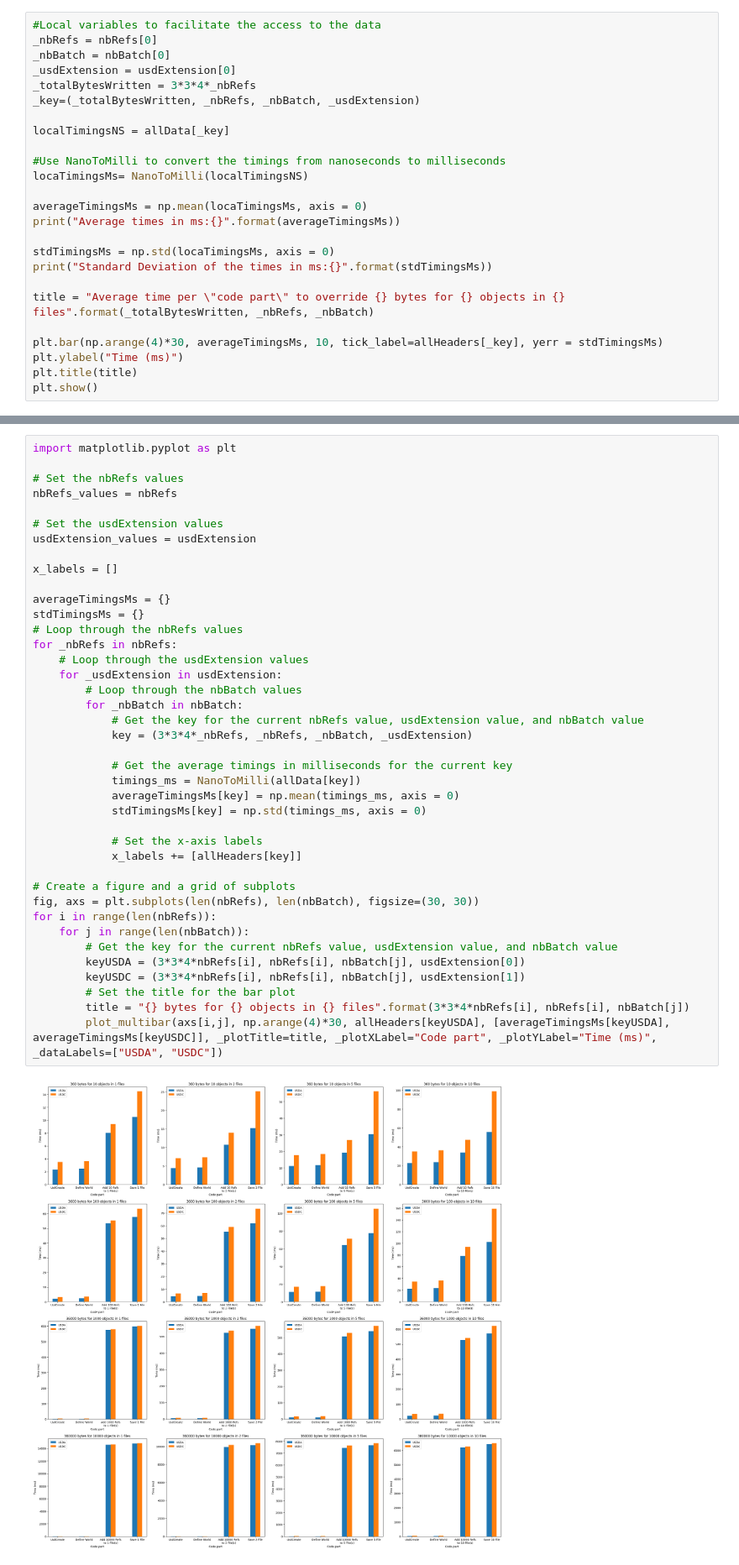
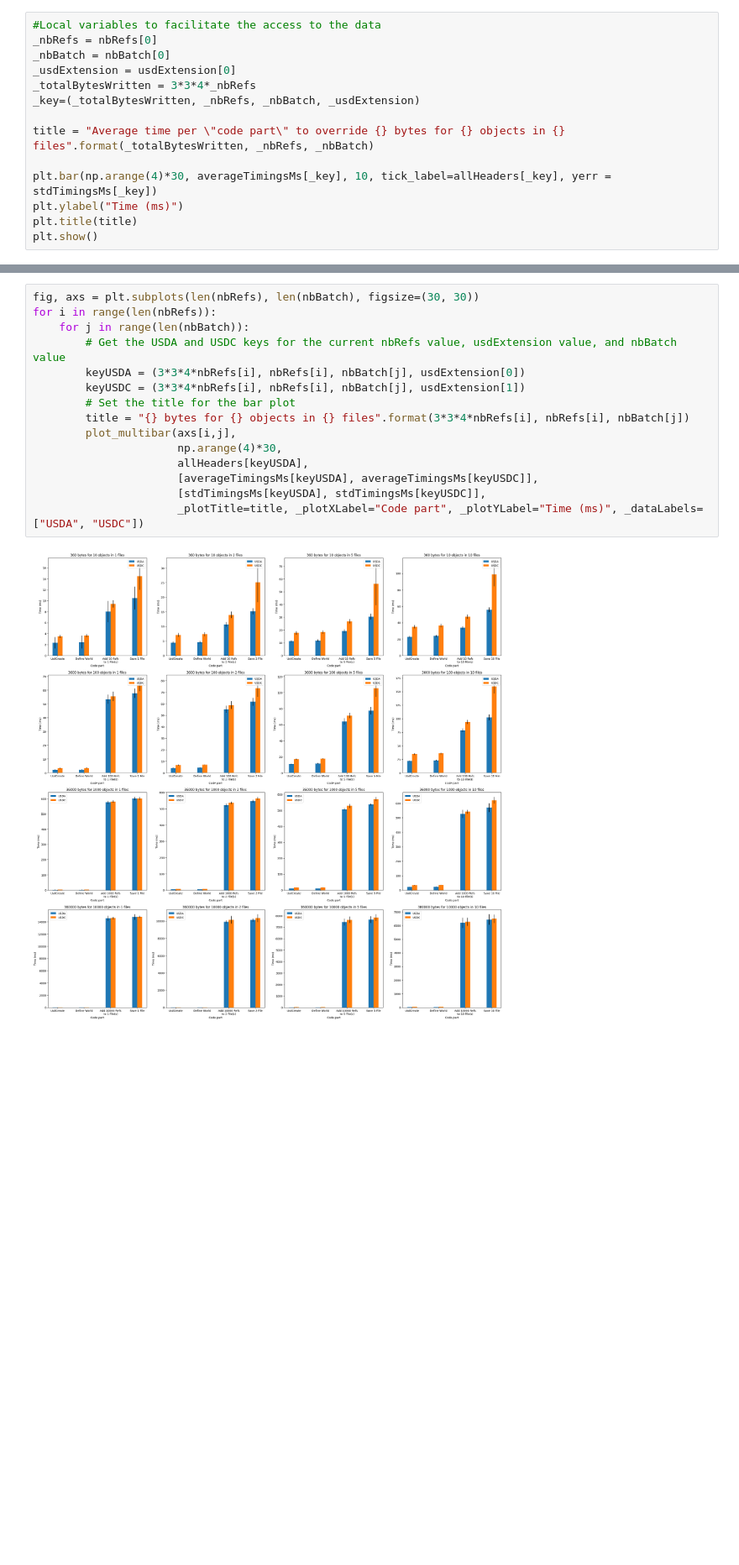
Before and after one commit to LittleCoinCoin/ProfilingOpenUSD, a Jupyter notebook: Python/RuntimeResultsViz.ipynb, the cells around one changed output, grey strips where cells are left out. Shown: that part at 84% size. Drawn from its saved outputs; the diff is of its cells as text; blank space fills up the shorter version.

```diff
--- a/Python/RuntimeResultsViz.ipynb
+++ b/Python/RuntimeResultsViz.ipynb
@@ -128,20 +142,9 @@ _usdExtension = usdExtension[0]
 _totalBytesWritten = 3*3*4*_nbRefs
 _key=(_totalBytesWritten, _nbRefs, _nbBatch, _usdExtension)
 
-localTimingsNS = allData[_key]
-
-#Use NanoToMilli to convert the timings from nanoseconds to milliseconds
-locaTimingsMs= NanoToMilli(localTimingsNS)
-
-averageTimingsMs = np.mean(locaTimingsMs, axis = 0)
-print("Average times in ms:{}".format(averageTimingsMs))
-
-stdTimingsMs = np.std(locaTimingsMs, axis = 0)
-print("Standard Deviation of the times in ms:{}".format(stdTimingsMs))
-
 title = "Average time per \"code part\" to override {} bytes for {} objects in {} files".format(_totalBytesWritten, _nbRefs, _nbBatch)
 
-plt.bar(np.arange(4)*30, averageTimingsMs, 10, tick_label=allHeaders[_key], yerr = stdTimingsMs)
+plt.bar(np.arange(4)*30, averageTimingsMs[_key], 10, tick_label=allHeaders[_key], yerr = stdTimingsMs[_key])
 plt.ylabel("Time (ms)")
 plt.title(title)
 plt.show()
@@ -152,42 +155,17 @@ Standard Deviation of the times in ms:[1.02052549 1.14549029 1.94084563 2.067164
 # %%
-import matplotlib.pyplot as plt
-
-# Set the nbRefs values
-nbRefs_values = nbRefs
-
-# Set the usdExtension values
-usdExtension_values = usdExtension
-
-x_labels = []
-
-averageTimingsMs = {}
-stdTimingsMs = {}
-# Loop through the nbRefs values
-for _nbRefs in nbRefs:
-    # Loop through the usdExtension values
-    for _usdExtension in usdExtension:
-        # Loop through the nbBatch values
-        for _nbBatch in nbBatch:
-            # Get the key for the current nbRefs value, usdExtension value, and nbBatch value
-            key = (3*3*4*_nbRefs, _nbRefs, _nbBatch, _usdExtension)
-
-            # Get the average timings in milliseconds for the current key
-            timings_ms = NanoToMilli(allData[key])
-            averageTimingsMs[key] = np.mean(timings_ms, axis = 0)
-            stdTimingsMs[key] = np.std(timings_ms, axis = 0)
-
-            # Set the x-axis labels
-            x_labels += [allHeaders[key]]
-
-# Create a figure and a grid of subplots
 fig, axs = plt.subplots(len(nbRefs), len(nbBatch), figsize=(30, 30))
 for i in range(len(nbRefs)):
     for j in range(len(nbBatch)):
-        # Get the key for the current nbRefs value, usdExtension value, and nbBatch value
+        # Get the USDA and USDC keys for the current nbRefs value, usdExtension value, and nbBatch value
         keyUSDA = (3*3*4*nbRefs[i], nbRefs[i], nbBatch[j], usdExtension[0])
         keyUSDC = (3*3*4*nbRefs[i], nbRefs[i], nbBatch[j], usdExtension[1])
         # Set the title for the bar plot
         title = "{} bytes for {} objects in {} files".format(3*3*4*nbRefs[i], nbRefs[i], nbBatch[j])
-        plot_multibar(axs[i,j], np.arange(4)*30, allHeaders[keyUSDA], [averageTimingsMs[keyUSDA], averageTimingsMs[keyUSDC]], _plotTitle=title, _plotXLabel="Code part", _plotYLabel="Time (ms)", _dataLabels=["USDA", "USDC"])
+        plot_multibar(axs[i,j],
+                      np.arange(4)*30,
+                      allHeaders[keyUSDA],
+                      [averageTimingsMs[keyUSDA], averageTimingsMs[keyUSDC]],
+                      [stdTimingsMs[keyUSDA], stdTimingsMs[keyUSDC]],
+                      _plotTitle=title, _plotXLabel="Code part", _plotYLabel="Time (ms)", _dataLabels=["USDA", "USDC"])
 # %% [output]
-[figure, old version]
+[figure, new version]
```
Also changed, not shown: parts of 7 cells of this notebook.
